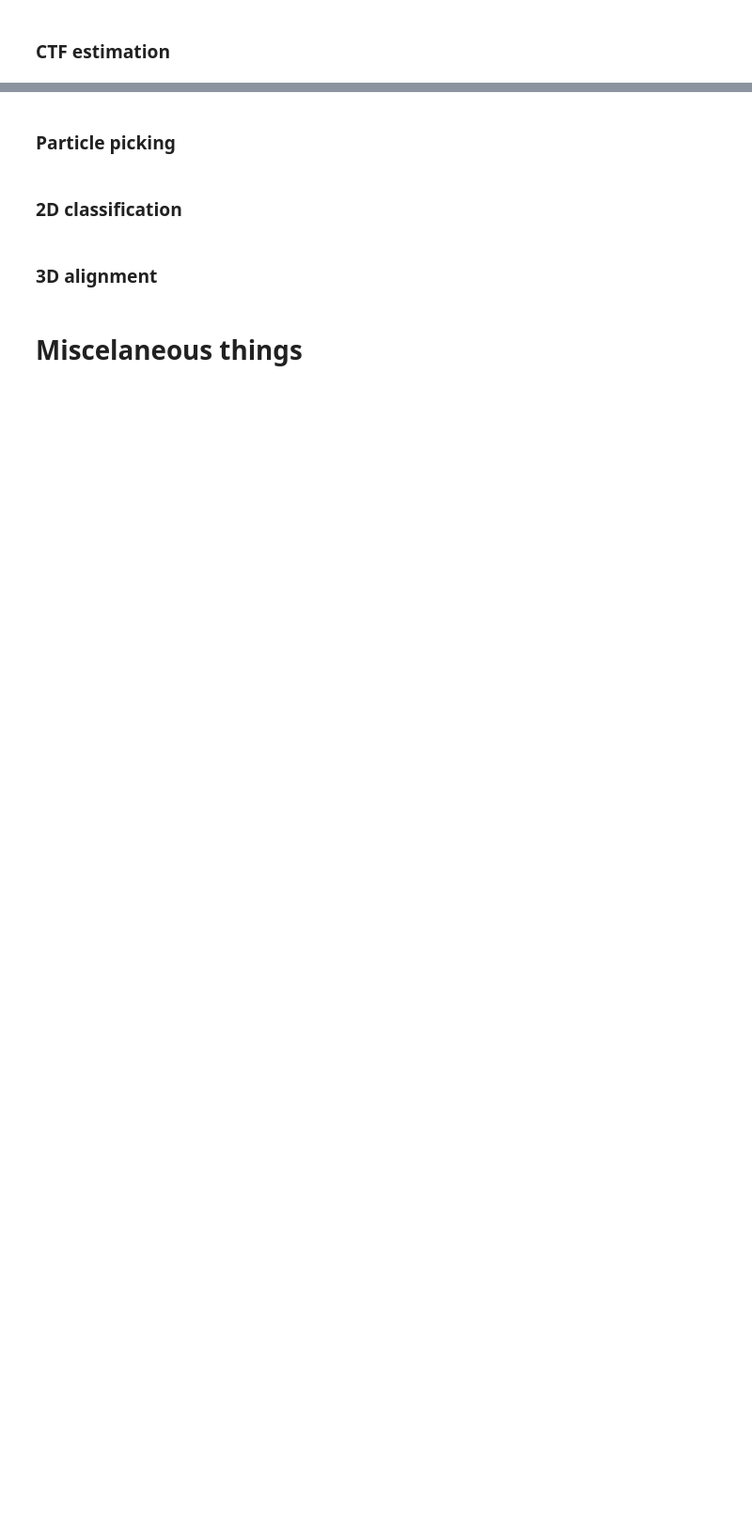
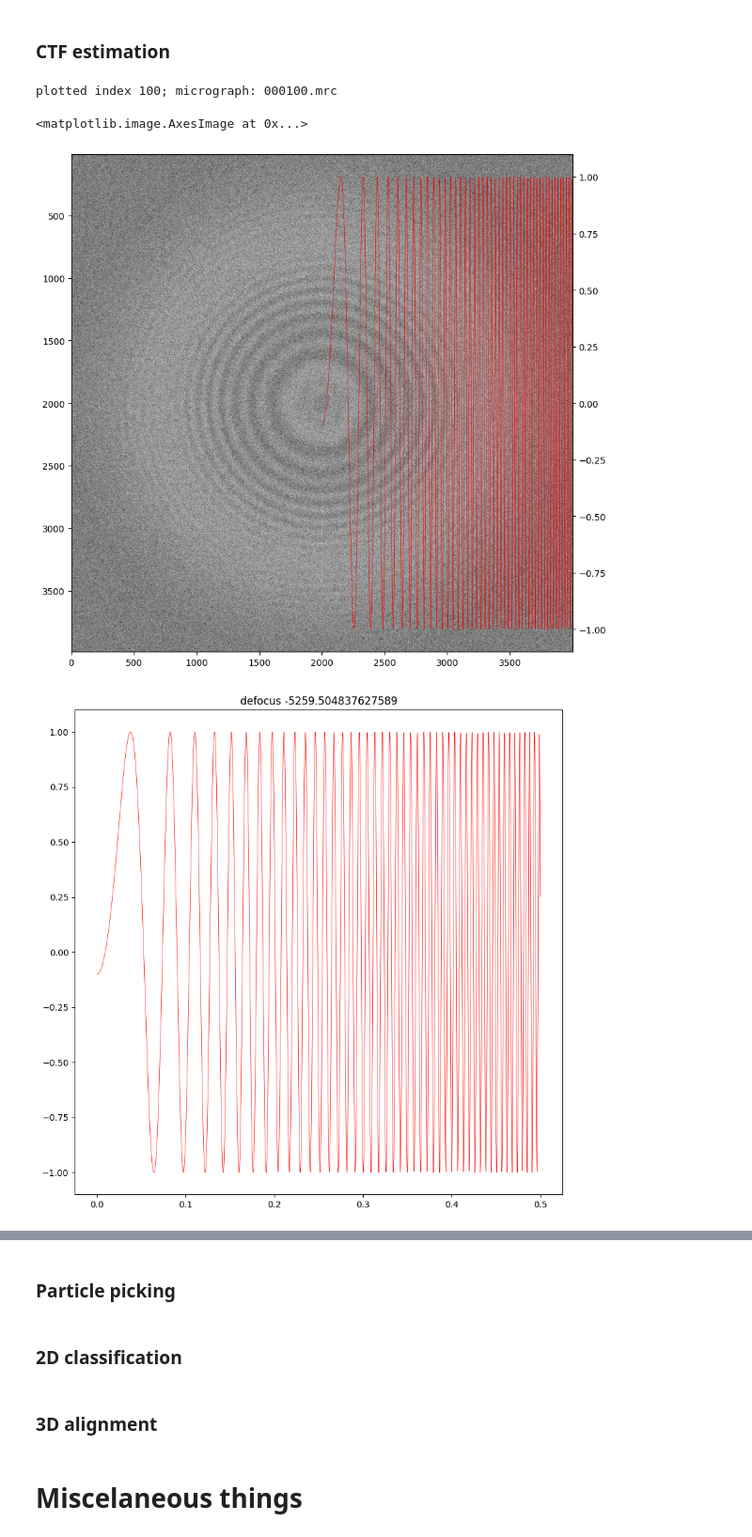
Before and after one commit to ccpem/roodmus, a Jupyter notebook: analysis_v2.ipynb, the cells around one changed output, grey strips where cells are left out. Shown at 94% size. Drawn from its saved outputs; the diff is of its cells as text; code cells hidden in the pictures; blank space fills up the shorter version.

```diff
--- a/analysis_v2.ipynb
+++ b/analysis_v2.ipynb
@@ -185,11 +157,11 @@ particle_diameter = 100 # approximate particle diameter in Angstroms
 ugraph_shape = (4000, 4000) # shape of the micrograph in pixels. Only needs to be given if the metadata file is a .star file
 verbose = True
 ignore_missing_files = True
-progressbar = True
+enable_tqdm = True
 
 for i, meta_file in enumerate(meta_files):
     if i == 0:
-        analysis = load_data(meta_file, config_dir, particle_diameter, ugraph_shape=ugraph_shape, verbose=verbose, progressbar=progressbar, ignore_missing_files=ignore_missing_files) # creates the class
+        analysis = load_data(meta_file, config_dir, particle_diameter, ugraph_shape=ugraph_shape, verbose=verbose, enable_tqdm=enable_tqdm, ignore_missing_files=ignore_missing_files) # creates the class
     else:
         analysis.add_data(meta_file, config_dir, verbose=verbose) # updates the class with the next metadata file
 # %%
@@ -220,11 +192,11 @@ particle_diameter = 150 # approximate particle diameter in Angstroms
 ugraph_shape = (4000, 4000)
 verbose = True
 ignore_missing_files = True
-progressbar = True
+enable_tqdm = True
 
 for i, meta_file in enumerate(meta_files):
     if i == 0:
-        analysis = load_data(meta_file, config_dir, particle_diameter, ugraph_shape=ugraph_shape, verbose=verbose, progressbar=progressbar, ignore_missing_files=ignore_missing_files) # creates the class
+        analysis = load_data(meta_file, config_dir, particle_diameter, ugraph_shape=ugraph_shape, verbose=verbose, enable_tqdm=enable_tqdm, ignore_missing_files=ignore_missing_files) # creates the class
     else:
         analysis.add_data(meta_file, config_dir, verbose=verbose) # updates the class with the next metadata file
 # %%
@@ -290,7 +269,7 @@ ax.imshow(magnitude_spectrum, cmap="gray", vmin=vmin, vmax=vmax)
 
 
 ###
-defocusU = 5000
+defocusU = -5259.504837627589
 amp = 0.1
 Cs = 2.7 # in mm
 B = 0.0
@@ -306,35 +285,44 @@ def ctf_1d(k, defocus, amp, Cs, B, voltage):
 
 max_freq = 1/ (2 * pixel_size)
 num_points = ugraph.shape[0] // 2
-freqs = np.linspace(0, max_freq, num_points, endpoint=False)
+
+freqs = np.linspace(
+    0, max_freq, num_points, endpoint=False
+)
 ctf = ctf_1d(freqs, defocusU, amp, Cs, B, voltage)
 ctf_interpolate = interpolate.interp1d(
         freqs, ctf, fill_value="extrapolate"
     )
 
 freq_x, freq_y = np.meshgrid(freqs, freqs)
 freq_2d = np.sqrt(np.power(freq_x, 2) + np.power(freq_y, 2))
 ctf_2d = ctf_interpolate(freq_2d)
-vmin_ctf = np.nanpercentile(ctf_2d, 5) * 0.5
-vmax_ctf = np.nanpercentile(ctf_2d, 99.99) * 1.5
 
 # set ctf_2d to nan outside of circle
 ctf_2d[freq_2d > max_freq] = np.nan
 # embed ctf_2d into an array of the same size as the micrograph
 before_x = (ugraph.shape[0] - ctf_2d.shape[0]) # aligns ctf_2d with the right side of the micrograph
 after_x = 0
 before_y = (ugraph.shape[1] - ctf_2d.shape[1]) # aligns ctf_2d with the bottom of the micrograph
 after_y = 0
 ctf_2d = np.pad(ctf_2d, ((before_x, after_x), (before_y, after_y)), mode="constant", constant_values=np.nan)
+
+vmin_ctf = np.nanpercentile(ctf_2d, 5) * 0.5
+vmax_ctf = np.nanpercentile(ctf_2d, 99.99) * 1.5
 
 ax2 = ax.twinx()
 x = range(ugraph.shape[0]//2, ugraph.shape[0])
 ax2.plot(x, ctf, color="r", linewidth=0.5, alpha=1)
 
 fig, ax = plt.subplots(1, 1, figsize=(10, 10))
 ax.plot(freqs, ctf, color="r", linewidth=0.5, alpha=1)
 ax.set_title(f"defocus {defocusU}")
 
 fig, ax = plt.subplots(1, 1, figsize=(10, 10))
 ax.imshow(magnitude_spectrum, cmap="gray", vmin=vmin, vmax=vmax)
 ax.imshow(ctf_2d, cmap="gray", vmin=vmin_ctf, vmax=vmax_ctf)
+# %% [output]
+plotted index 100; micrograph: 000100.mrc
+<matplotlib.image.AxesImage at 0x...>
+[figure, added]
+[figure, added]
```
Also changed, not shown: parts of 4 cells of this notebook.
